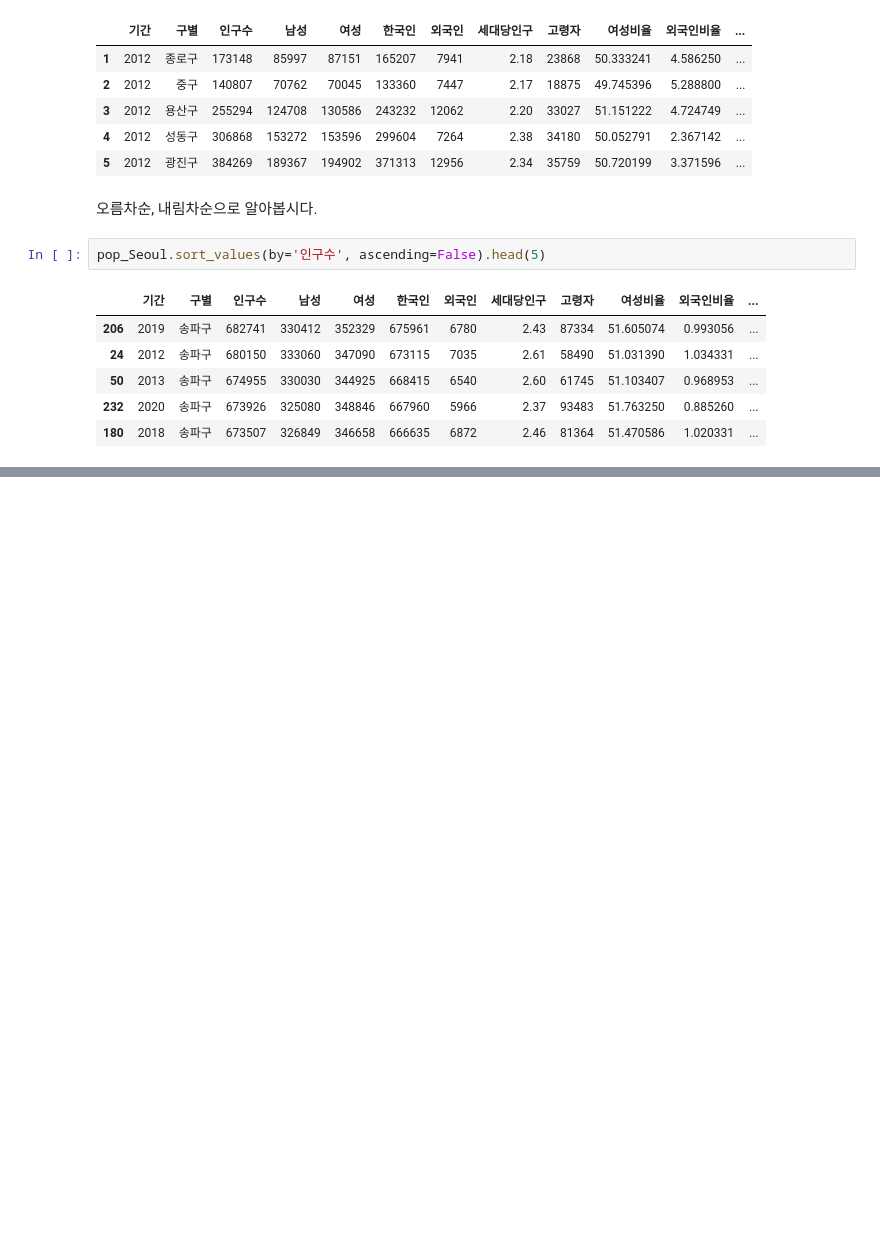
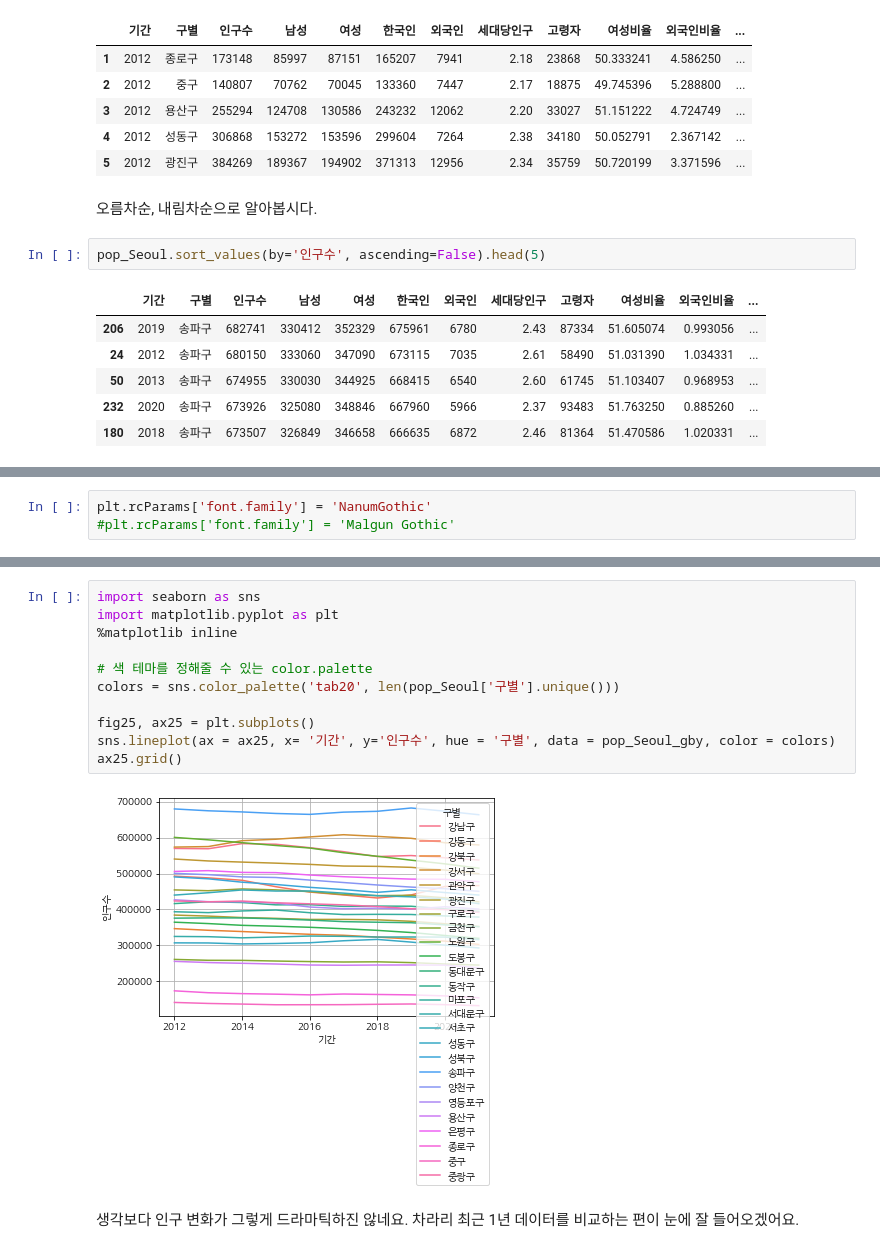
Before and after one commit to Team-COSADAMA/Data-Science-Intro, a Jupyter notebook: week2/week2.ipynb, the cells around one changed output, grey strips where cells are left out. Saved outputs shown, nothing was run; the diff lists cells and outputs as text; blank space fills up the shorter version.

```diff
--- a/week2/week2.ipynb
+++ b/week2/week2.ipynb
@@ -547,0 +587,3 @@ pop_Seoul.sort_values(by='인구수', ascending=False).head(5)
+# %%
+plt.rcParams['font.family'] = 'NanumGothic'
+#plt.rcParams['font.family'] = 'Malgun Gothic'
@@ -547,0 +600,15 @@ pop_Seoul.sort_values(by='인구수', ascending=False).head(5)
+# %%
+import seaborn as sns
+import matplotlib.pyplot as plt
+%matplotlib inline
+
+# 색 테마를 정해줄 수 있는 color.palette
+colors = sns.color_palette('tab20', len(pop_Seoul['구별'].unique()))
+
+fig25, ax25 = plt.subplots()
+sns.lineplot(ax = ax25, x= '기간', y='인구수', hue = '구별', data = pop_Seoul_gby, color = colors)
+ax25.grid()
+# %% [output]
+[figure, added]
+# %% [markdown]
+생각보다 인구 변화가 그렇게 드라마틱하진 않네요. 차라리 최근 1년 데이터를 비교하는 편이 눈에 잘 들어오겠어요.
```
Also changed, not shown: parts of 30 cells of this notebook.
